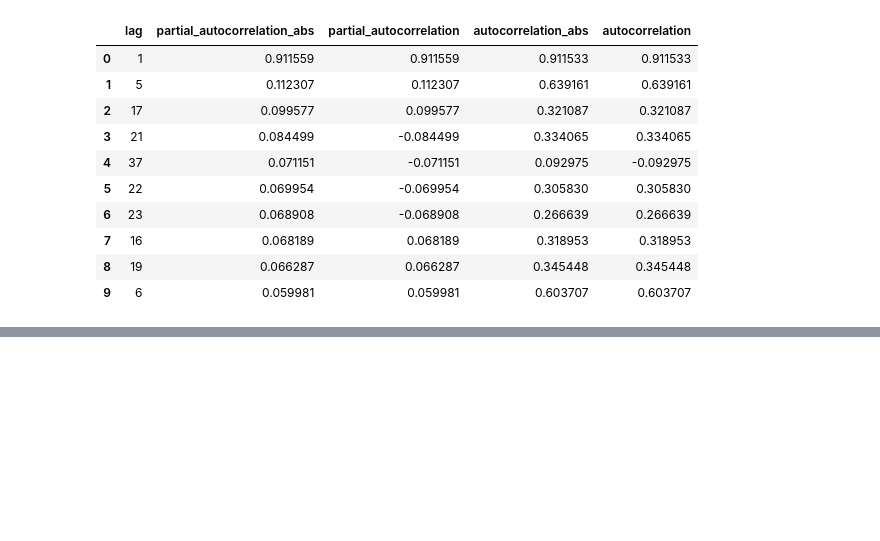
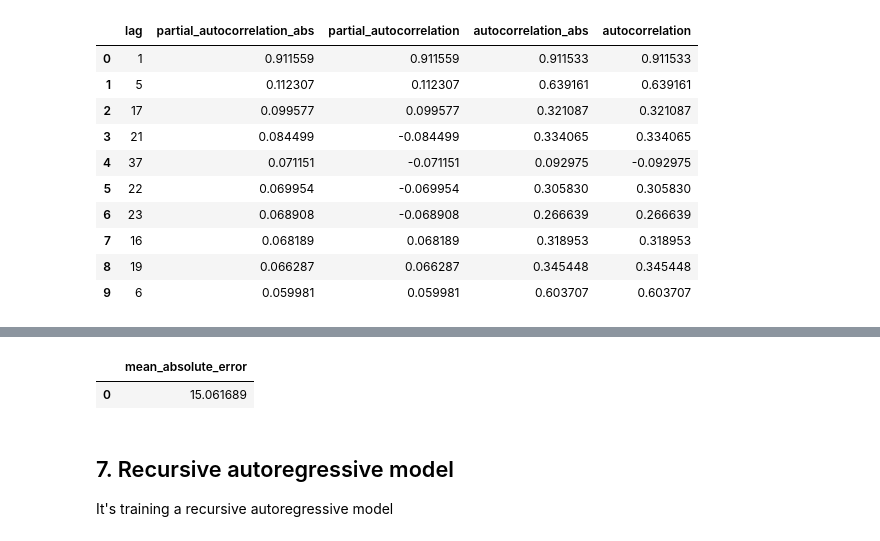
Before and after one commit to xbadiam/Energy_consumption_steel_industry, a Jupyter notebook: notebooks/Energy_consumption_steel_industry.ipynb, the cells around one changed output, grey strips where cells are left out. Drawn from its saved outputs; the diff is of its cells as text; code cells hidden in the pictures; blank space fills up the shorter version.

```diff
--- a/notebooks/Energy_consumption_steel_industry.ipynb
+++ b/notebooks/Energy_consumption_steel_industry.ipynb
@@ -295,0 +339,24 @@ calculate_lag_autocorrelation(
+# %%
+# Backtesting
+# ==============================================================================
+end_test = str(data_test.index[-1])
+
+cv = TimeSeriesFold(
+        steps              = 24,
+        initial_train_size = len(data.loc[:end_train]),
+        refit              = False
+)
+metrica, predicciones = backtesting_forecaster(
+                          forecaster = forecaster,
+                          y          = data['Usage_kWh'],
+                          cv         = cv,
+                          metric     = 'mean_absolute_error'
+                       )
+metrica
+# %% [output]
+|  | mean_absolute_error |
+| 0 | 15.061689 |
+# %% [markdown]
+## 7. Recursive autoregressive model
+
+It's training a recursive autoregressive model
```
Also changed, not shown: parts of 13 cells of this notebook.
